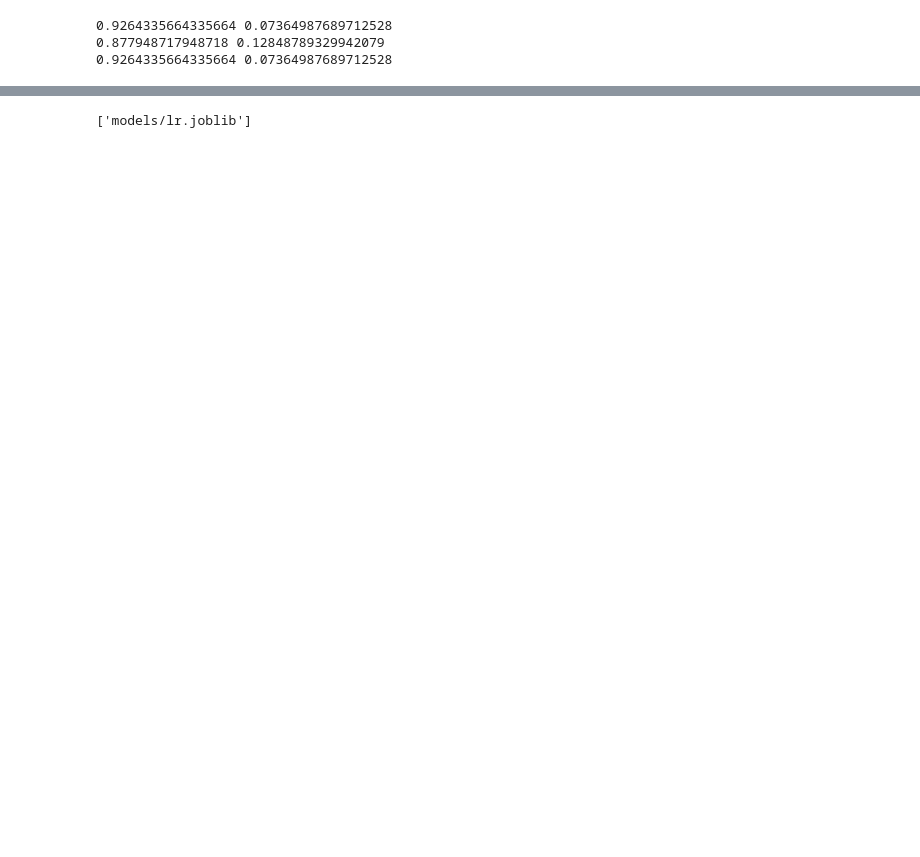
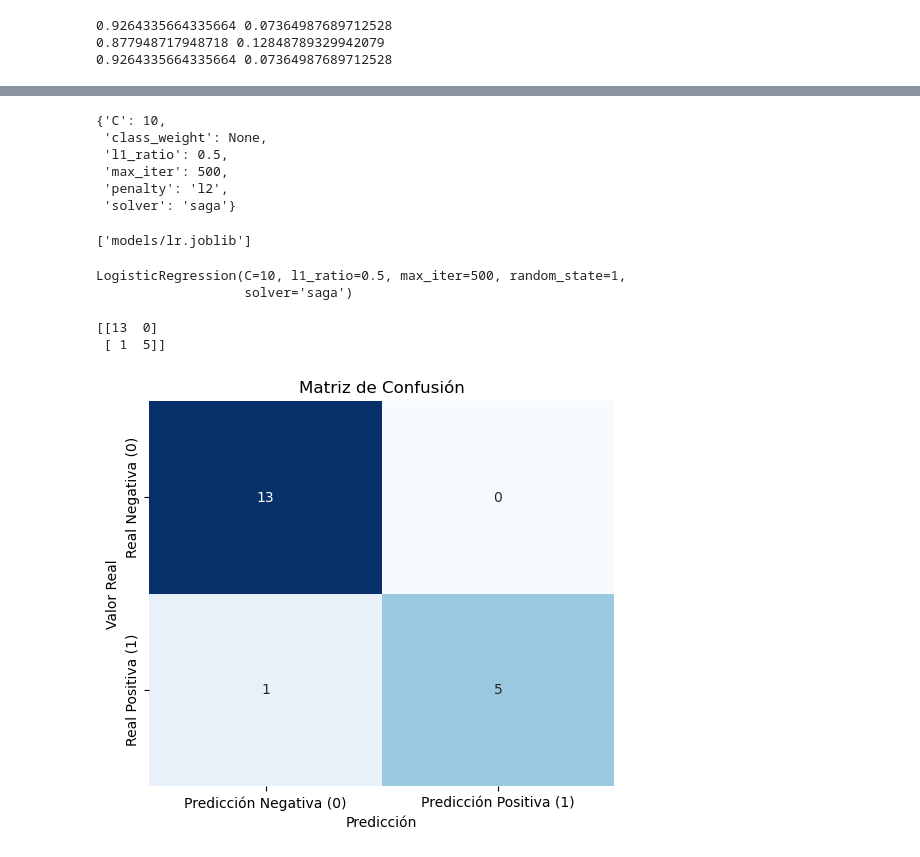
Before and after one commit to Naav2004/ml-project, a Jupyter notebook: notebooks/02_model_selection.ipynb, the cells around one changed output, grey strips where cells are left out. Drawn from its saved outputs; the diff is of its cells as text; code cells hidden in the pictures; blank space fills up the shorter version.

```diff
--- a/notebooks/02_model_selection.ipynb
+++ b/notebooks/02_model_selection.ipynb
@@ -47,7 +60,7 @@ params = {
 # %%
 lr = LogisticRegression(random_state=1)
 # %%
-grid = GridSearchCV(lr, params, scoring= 'f1', cv=skf)
+grid = GridSearchCV(lr, params_lr_new, scoring= 'f1', cv=skf)
 grid.fit(X,y)
 # %% [output]
 GridSearchCV(cv=StratifiedKFold(n_splits=5, random_state=1, shuffle=True),
@@ -62,6 +78,41 @@ grid.best_score_
 # %%
 best = grid.best_estimator_
+# %%
+grid.best_params_
+# %% [output]
+{'C': 10,
+ 'class_weight': None,
+ 'l1_ratio': 0.5,
+ 'max_iter': 500,
+ 'penalty': 'l2',
+ 'solver': 'saga'}
 # %%
 joblib.dump(best, 'models/lr.joblib')
 # %% [output]
 ['models/lr.joblib']
+# %%
+X_train, X_test, y_train, y_test = train_test_split(X, y, test_size=0.2, random_state=42, stratify=y)
+best.fit(X_train, y_train)
+# %% [output]
+LogisticRegression(C=10, l1_ratio=0.5, max_iter=500, random_state=1,
+                   solver='saga')
+# %%
+y_pred = best.predict(X_test)
+y_prob = best.predict_proba(X_test)[:, 1]
+# %%
+cm = confusion_matrix(y_test, y_pred)
+print(cm)
+# %% [output]
+[[13  0]
+ [ 1  5]]
+# %%
+plt.figure(figsize=(6, 5))
+sns.heatmap(cm, annot=True, fmt='d', cmap='Blues', cbar=False,
+            xticklabels=['Predicción Negativa (0)', 'Predicción Positiva (1)'],
+            yticklabels=['Real Negativa (0)', 'Real Positiva (1)'])
+plt.xlabel('Predicción')
+plt.ylabel('Valor Real')
+plt.title('Matriz de Confusión')
+plt.show()
+# %% [output]
+[figure, added]
```
Also changed, not shown: parts of 9 cells of this notebook, 8 other files.
